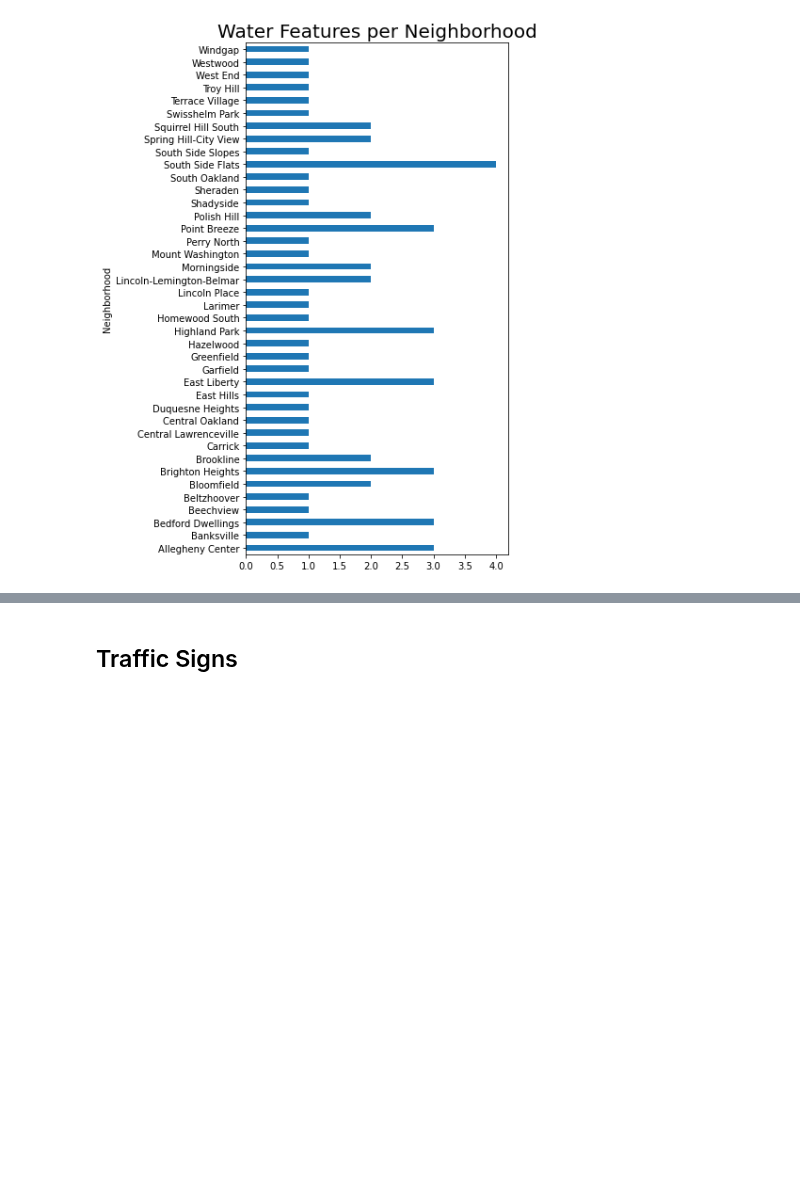
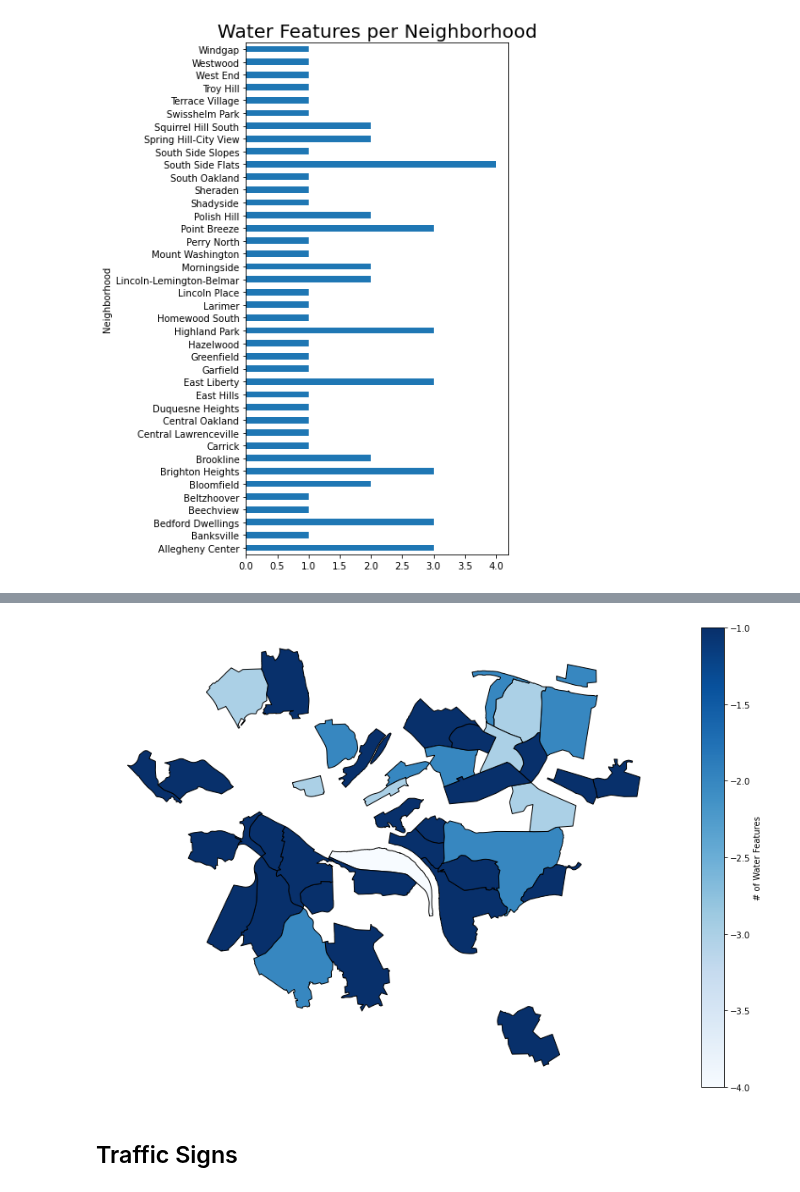
Before and after one commit to pjp401/CMPINF0010-Final-Project, a Jupyter notebook: FinalProject.ipynb, the cells around one changed output, grey strips where cells are left out. Saved outputs shown, nothing was run; the diff lists cells and outputs as text; code cells hidden in the pictures; blank space fills up the shorter version.

Commit message:
added some graphs to water features section

```diff
--- a/FinalProject.ipynb
+++ b/FinalProject.ipynb
@@ -42,27 +42,32 @@ waterFeatures = pd.read_csv("https://data.wprdc.org/datastore/dump/513290a6-2bac
 #Filter out only spray parks
 query_mask = waterFeatures["feature_type"] != "Drinking Fountain"
 waterDecor = waterFeatures[query_mask]
-#List of neighborhoods in the dataset
-neighborhoods = waterDecor['neighborhood'].unique()
 #Get number of fountains per neighborhood
 waterDecor = waterDecor['neighborhood'].value_counts()
 waterDecor = waterDecor.to_frame()
 
 #https://data.wprdc.org/datastore/dump/5cc254fe-2cbd-4912-9f44-2f95f0beea9a
 waterPools = pd.read_csv("https://data.wprdc.org/datastore/dump/5cc254fe-2cbd-4912-9f44-2f95f0beea9a")
-#List of negihborhoods in the dataset
-neighborhoods = waterPools['neighborhood'].unique()
 #Get number of water features per neighborhood
 waterPools = waterPools['neighborhood'].value_counts()
 waterPools = waterPools.to_frame()
 #Concatenate the two datasets to get the sum of all relevant water features
 water = [waterDecor, waterPools]
 water = pd.concat(water)
-#Get rid of duplicate indices and sort values
+#Get rid of duplicate indices, sort values, and rename column
 water = water.groupby(level=0).sum()
 water.sort_values(by = "neighborhood")
+water = water.rename(columns = {"neighborhood" : "water_features"})
 #Plot
-water = water.plot(kind = "barh", figsize = (5,10), title = "Water Features per Neighborhood", fontsize = 10, ylabel = "Neighborhood", legend = False)
-water.axes.title.set_size(20)
+waterPlot = water.plot(kind = "barh", figsize = (5,10), title = "Water Features per Neighborhood", fontsize = 10, ylabel = "Neighborhood", legend = False)
+waterPlot.axes.title.set_size(20)
+#This statistic has a negative correlation with the main metric, so I need to go in and make the values negative
+water["water_features"] *= -1
 # %% [output]
 [figure]
+# %%
+#Set neighborhoods in water df as another column so they can be added to graph
+water = water.reset_index()
+# %%
+water = water.rename(columns = {"index" : "neighborhood"})
+water.head(5)
@@ -69,3 +81,12 @@ water.axes.title.set_size(20)
+# %%
+#Get shapefile for Pittsburgh neighborhoods
+neighborhoods = geopandas.read_file("Neighborhoods/Neighborhoods_.shp")
+geomap = neighborhoods.merge(water, how='outer', left_on='hood', right_on='neighborhood')
+geomap.fillna(0)
+water_geoplot = geomap.plot(column='water_features', edgecolor="black", cmap='Blues', legend=True, legend_kwds={'label': "# of Water Features"}, figsize=(15, 10))
+water_geoplot.set_axis_off();
+# %% [output]
+[figure, added]
 # %% [markdown]
 ## Traffic Signs
 # %% [markdown]
```
Also changed, not shown: parts of 1 cell of this notebook.
